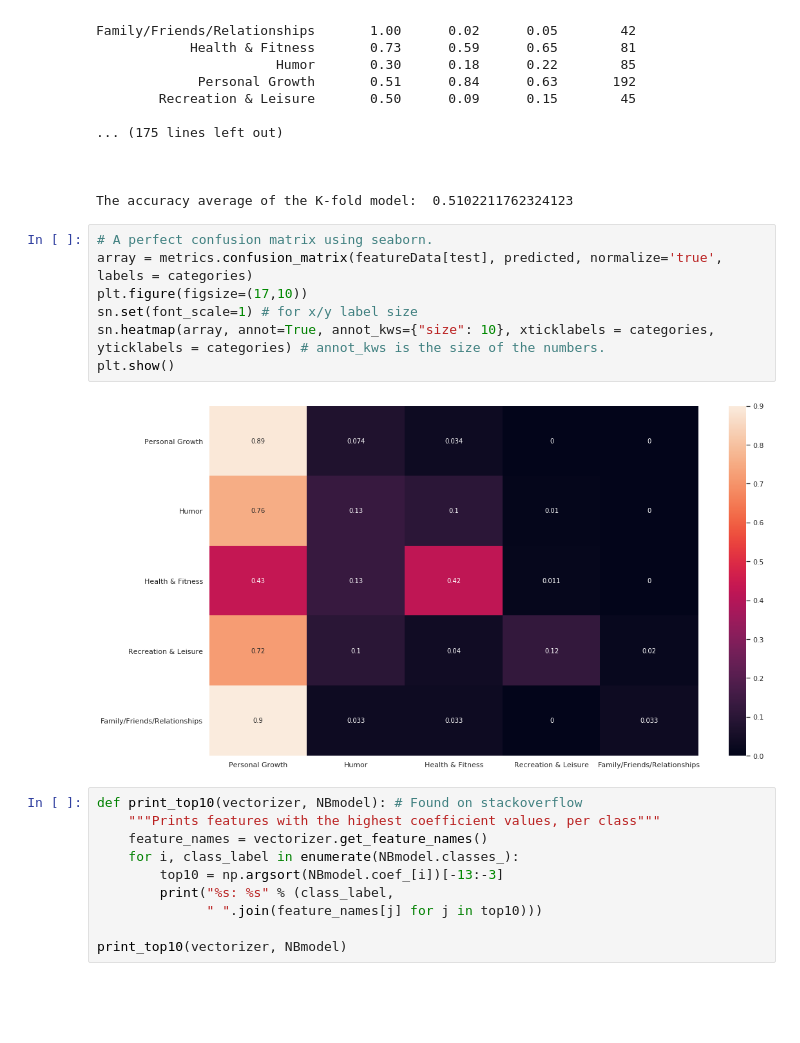
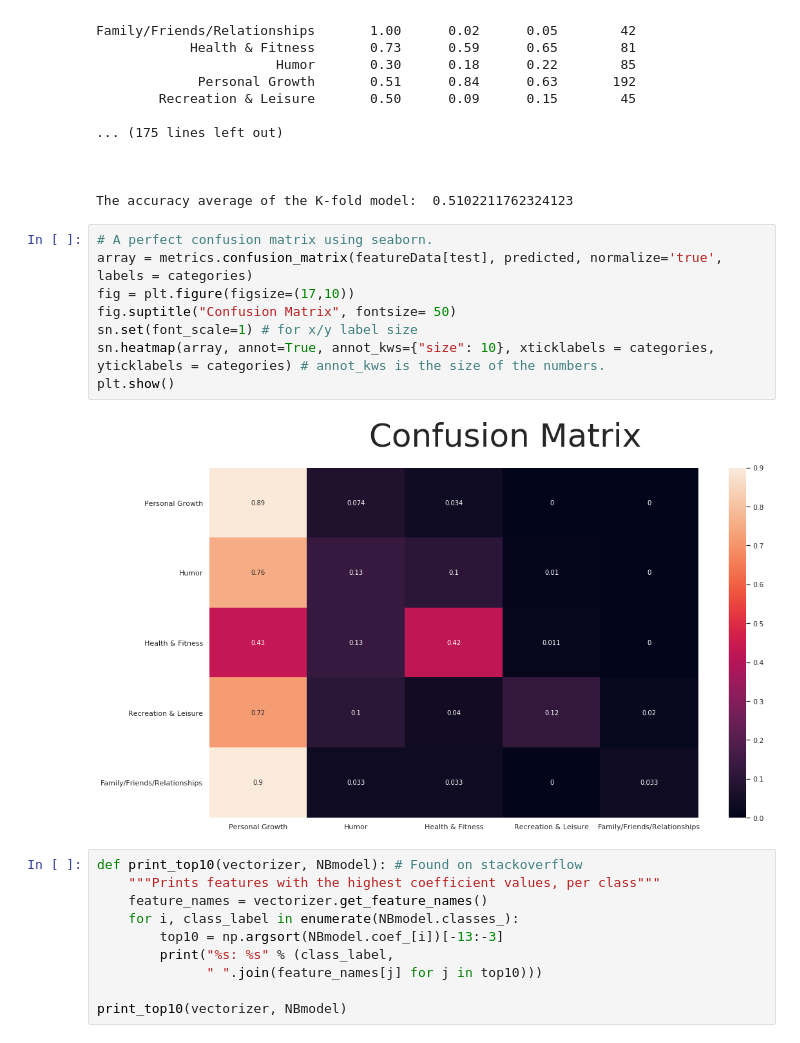
Before and after one commit to kaspergroenbek98/first-first-year-project, a Jupyter notebook: project1notebook.ipynb, the cells around one changed output. Saved outputs shown, nothing was run; the diff lists cells and outputs as text; blank space fills up the shorter version.

```diff
--- a/project1notebook.ipynb
+++ b/project1notebook.ipynb
@@ -173,12 +173,13 @@ The accuracy average of the K-fold model:  0.5102211762324123
 # %%
 # A perfect confusion matrix using seaborn.
 array = metrics.confusion_matrix(featureData[test], predicted, normalize='true', labels = categories)
-plt.figure(figsize=(17,10))
+fig = plt.figure(figsize=(17,10))
+fig.suptitle("Confusion Matrix", fontsize= 50)
 sn.set(font_scale=1) # for x/y label size
 sn.heatmap(array, annot=True, annot_kws={"size": 10}, xticklabels = categories, yticklabels = categories) # annot_kws is the size of the numbers.
 plt.show()
 # %% [output]
-[figure, old version]
+[figure, new version]
 # %%
 def print_top10(vectorizer, NBmodel): # Found on stackoverflow
     """Prints features with the highest coefficient values, per class"""
```
